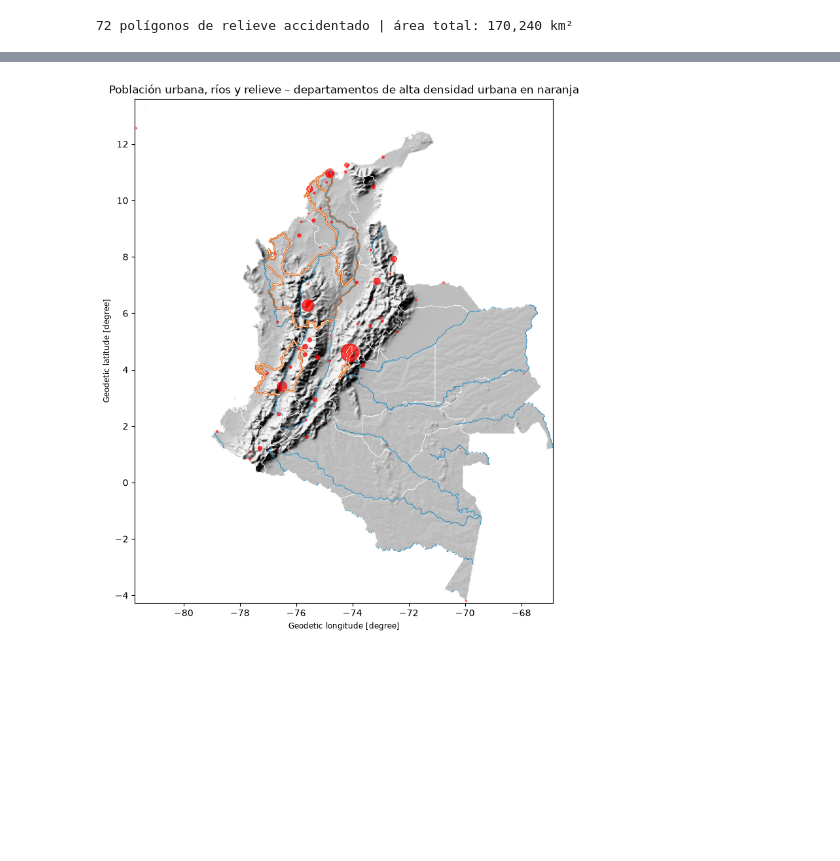
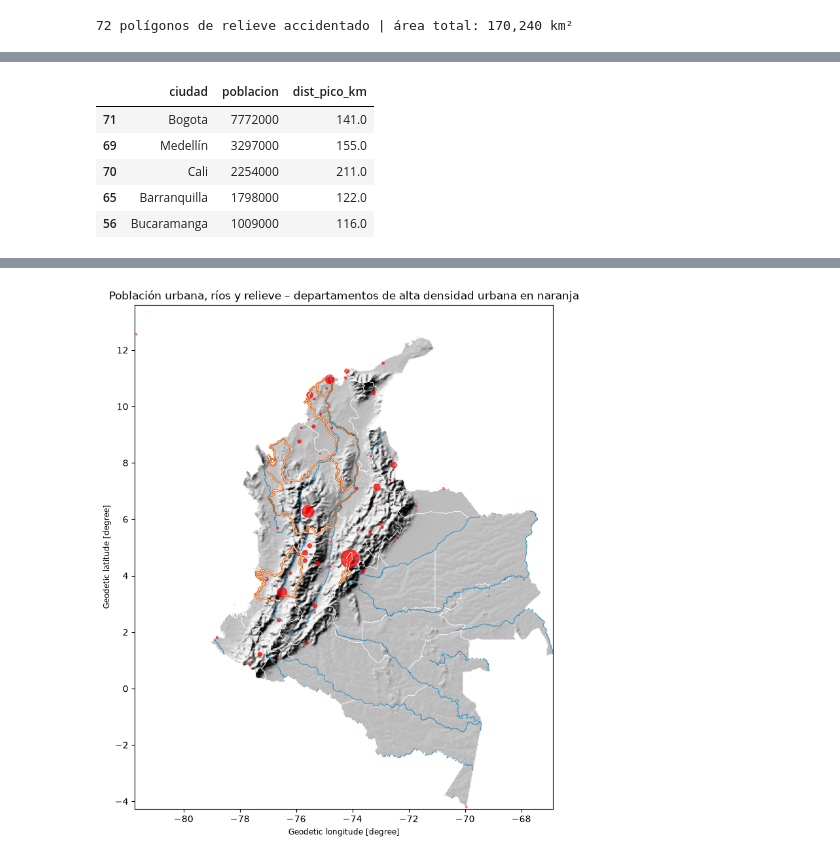
Before and after one commit to Loperaa-Juan/Ejercicio-SIG, a Jupyter notebook: analisis_geopandas.ipynb, the cells around one changed output, grey strips where cells are left out. Drawn from its saved outputs; the diff is of its cells as text; code cells hidden in the pictures; blank space fills up the shorter version.

```diff
--- a/analisis_geopandas.ipynb
+++ b/analisis_geopandas.ipynb
@@ -452,0 +499,11 @@ print(f"{len(zonas)} polígonos de relieve accidentado | área total: {zonas.are
+# %%
+# Distancia de las ciudades principales al pico de más de 4.000 m más cercano
+ciudades["dist_pico_km"] = ciudades.geometry.distance(altos.union_all()) / 1000
+ciudades.nlargest(5, "poblacion")[["ciudad", "poblacion", "dist_pico_km"]].round(0)
+# %% [output]
+|  | ciudad | poblacion | dist_pico_km |
+| 71 | Bogota | 7772000 | 141.0 |
+| 69 | Medellín | 3297000 | 155.0 |
+| 70 | Cali | 2254000 | 211.0 |
+| 65 | Barranquilla | 1798000 | 122.0 |
+| 56 | Bucaramanga | 1009000 | 116.0 |
```
Also changed, not shown: parts of 11 cells of this notebook.
